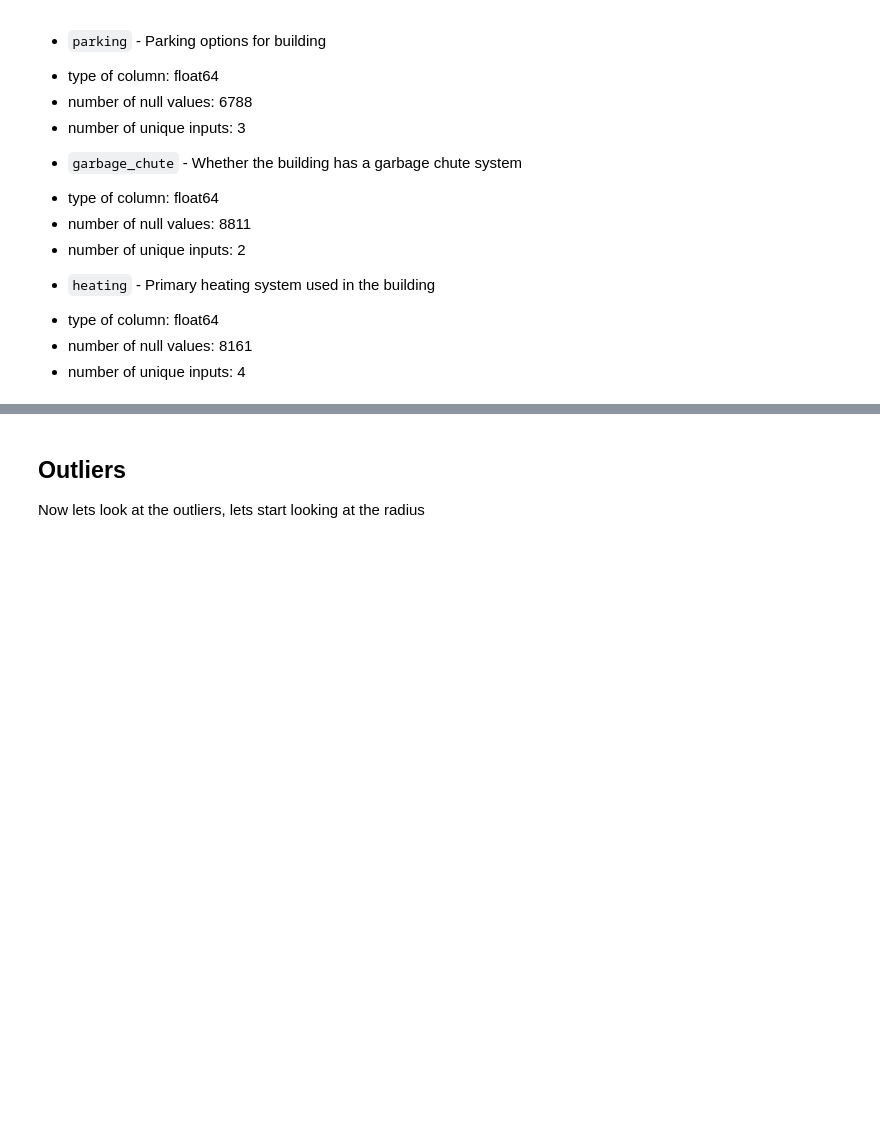
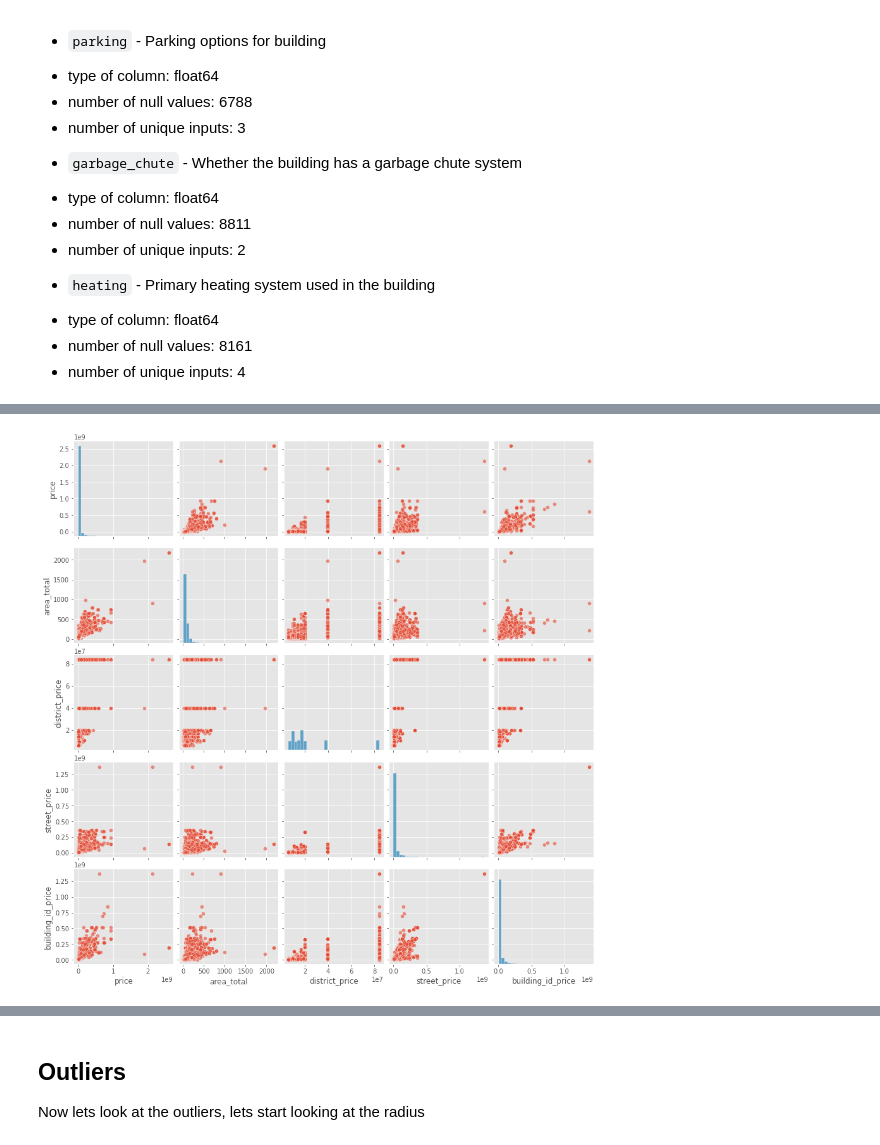
Before and after one commit to kjappvaffel/moscow_housing, a Jupyter notebook: EDA_DataCleaning_FeatureEngineering/EDA.ipynb, the cells around one changed output, grey strips where cells are left out. Saved outputs shown, nothing was run; the diff lists cells and outputs as text; code cells hidden in the pictures; blank space fills up the shorter version.

Commit message:
pyntet koden, inneholder analyse av radius og gruppering av street, building_id og district.

```diff
--- a/EDA_DataCleaning_FeatureEngineering/EDA.ipynb
+++ b/EDA_DataCleaning_FeatureEngineering/EDA.ipynb
@@ -396,0 +288,5 @@ We think building_price is better because there is more equal within a building
+# %%
+#add radius to test, all data and training data
+data_train = add_radius(data_train)
+data_test = add_radius(data_test)
+all_data = add_radius(all_data)
@@ -396,0 +297,5 @@ We think building_price is better because there is more equal within a building
+# %%
+#group data by district and look at correleation for new feature
+data_train = group_by_feature_and_price(data_train,'district')
+data_test = group_by_feature_and_price(data_test, 'district', data_train=data_train)
+all_data = group_by_feature_and_price(all_data, 'district')
@@ -396,0 +305,5 @@ We think building_price is better because there is more equal within a building
+# %%
+#group data by street
+data_train = group_by_feature_and_price(data_train,'street')
+data_test = group_by_feature_and_price(data_test, 'street', data_train=data_train)
+all_data = group_by_feature_and_price(all_data, 'street')
@@ -396,0 +313,5 @@ We think building_price is better because there is more equal within a building
+# %%
+#group data by building_id
+data_train = group_by_feature_and_price(data_train,'building_id')
+data_test = group_by_feature_and_price(data_test, 'building_id', data_train=data_train)
+all_data = group_by_feature_and_price(all_data, 'building_id')
@@ -396,0 +341,4 @@ We think building_price is better because there is more equal within a building
+# %%
+pair_plot(data_train,['price', 'area_total','district_price','street_price','building_id_price'])
+# %% [output]
+[figure, added]
```
Also changed, not shown: parts of 35 cells of this notebook.
